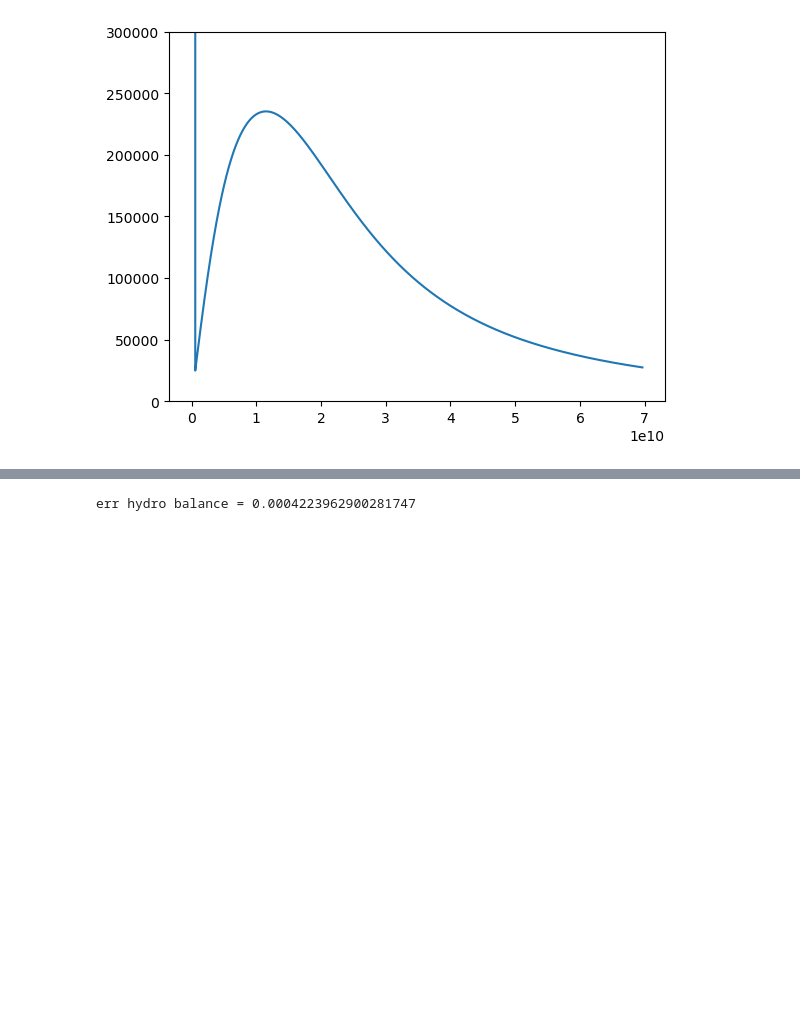
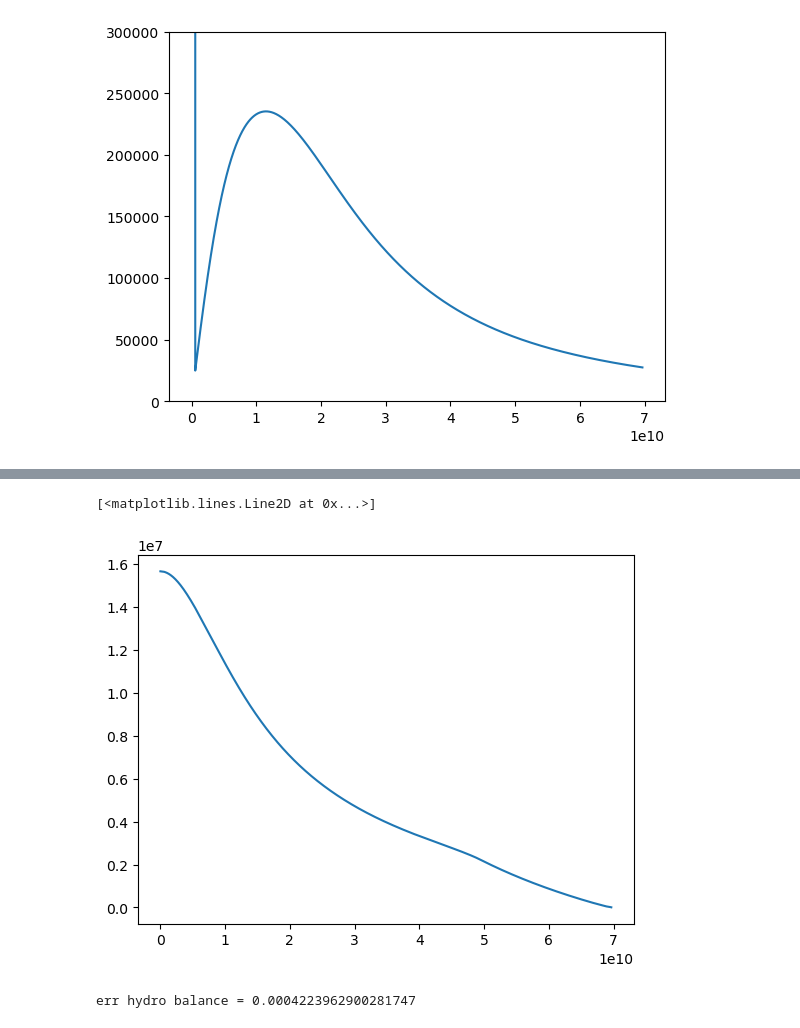
Before and after one commit to illorenzo7/Research_Notes, a Jupyter notebook: Model_S/Text_to_Binary.ipynb, the cells around one changed output, grey strips where cells are left out. Saved outputs shown, nothing was run; the diff lists cells and outputs as text; code cells hidden in the pictures; blank space fills up the shorter version.

```diff
--- a/Model_S/Text_to_Binary.ipynb
+++ b/Model_S/Text_to_Binary.ipynb
@@ -176,3 +186,12 @@ di.zfrac = profs[16]
+# %%
+# plot temperature--for Coulomb logarithm
+plt.figure()
+plt.plot(di.rr, di.tmp)
+#plt.yscale('log')
+#plt.ylim(1e6,2e7)
+# %% [output]
+[<matplotlib.lines.Line2D at 0x...>]
+[figure, added]
 # %%
 # compute molecular diffusion coefficients
 # Use Miesch 2005, LRSP, 2, 1, p. 34
```
Also changed, not shown: parts of 5 cells of this notebook, 3 other files.
